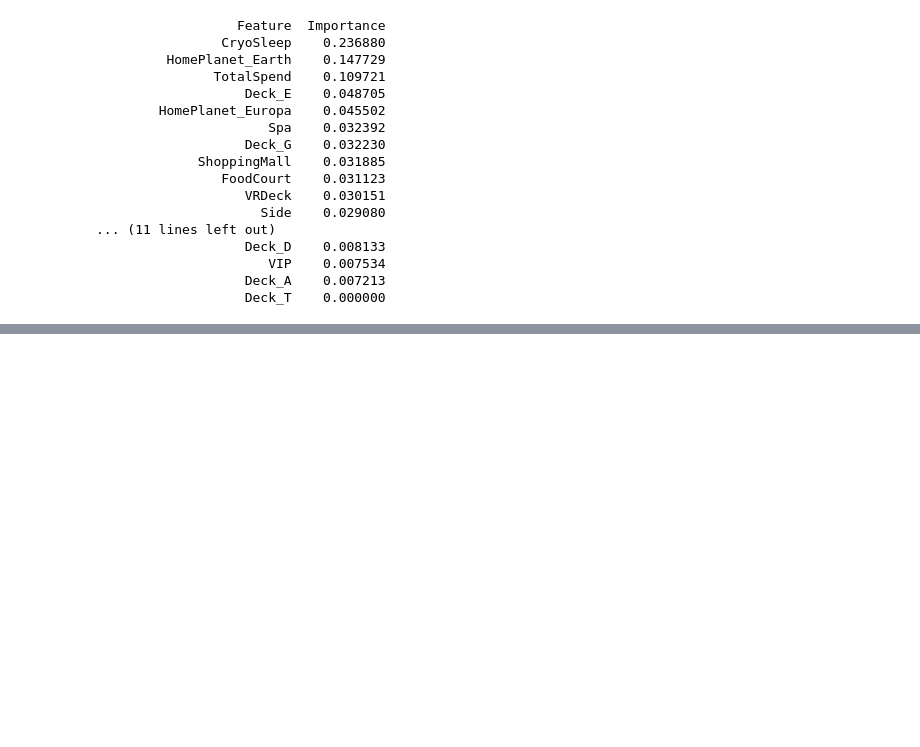
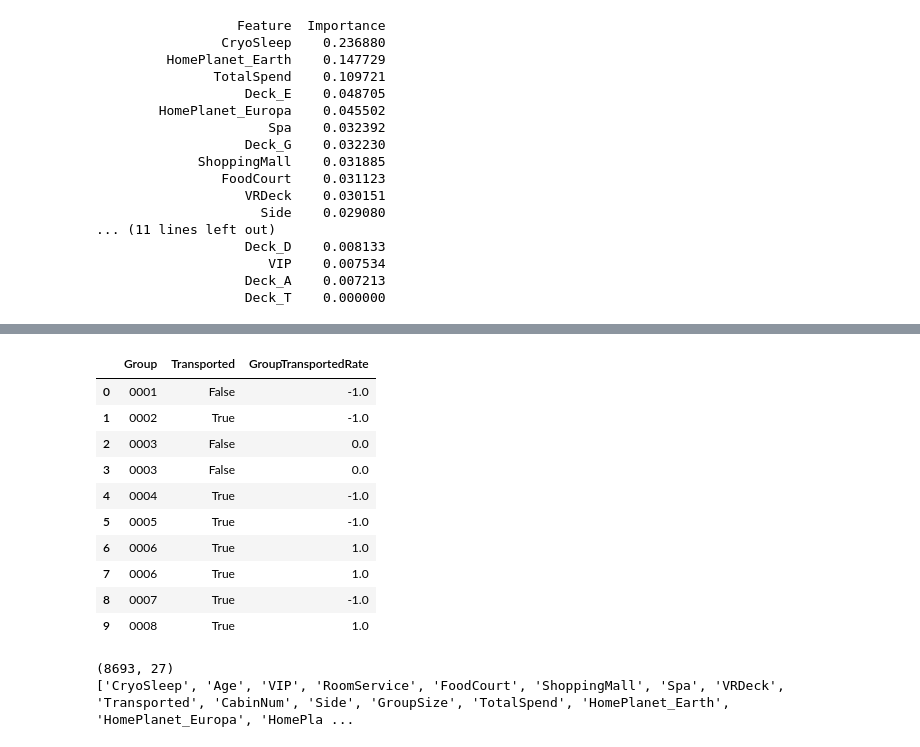
Before and after one commit to Lavanyas-19/payoda-ml-assignment, a Jupyter notebook: p1-spaceship-titanic/p1_spaceship_titanic.ipynb, the cells around one changed output, grey strips where cells are left out. Drawn from its saved outputs; the diff is of its cells as text; code cells hidden in the pictures; blank space fills up the shorter version.

Commit message:
Investigate group-fate leakage risk: documented as EDA insight, not used as model feature (test groupmates' outcomes unknowable)

```diff
--- a/p1-spaceship-titanic/p1_spaceship_titanic.ipynb
+++ b/p1-spaceship-titanic/p1_spaceship_titanic.ipynb
@@ -559,0 +564,6 @@ print(importance_df.to_string(index=False))
+# %%
+train_raw_ids = pd.read_csv('train.csv')['PassengerId']
+train['Group'] = train_raw_ids.str.split('_').str[0]
+
+print(train[['Group']].head())
+print('Group' in train.columns)
@@ -559,0 +578,27 @@ print(importance_df.to_string(index=False))
+# %%
+group_sum = train.groupby('Group')['Transported'].transform('sum')
+group_count = train.groupby('Group')['Transported'].transform('count')
+
+train['GroupTransportedRate'] = (group_sum - train['Transported']) / (group_count - 1)
+train['GroupTransportedRate'] = train['GroupTransportedRate'].fillna(-1)
+
+train[['Group', 'Transported', 'GroupTransportedRate']].head(10)
+# %% [output]
+|  | Group | Transported | GroupTransportedRate |
+| 0 | 0001 | False | -1.0 |
+| 1 | 0002 | True | -1.0 |
+| 2 | 0003 | False | 0.0 |
+| 3 | 0003 | False | 0.0 |
+| 4 | 0004 | True | -1.0 |
+| 5 | 0005 | True | -1.0 |
+| 6 | 0006 | True | 1.0 |
+| 7 | 0006 | True | 1.0 |
+| 8 | 0007 | True | -1.0 |
+| 9 | 0008 | True | 1.0 |
+# %%
+train = train.drop(columns=['Group', 'GroupTransportedRate'])
+print(train.shape)
+print(train.columns.tolist())
+# %% [output]
+(8693, 27)
+['CryoSleep', 'Age', 'VIP', 'RoomService', 'FoodCourt', 'ShoppingMall', 'Spa', 'VRDeck', 'Transported', 'CabinNum', 'Side', 'GroupSize', 'TotalSpend', 'HomePlanet_Earth', 'HomePlanet_Europa', 'HomePla ...
```
Also changed, not shown: parts of 2 cells of this notebook.
